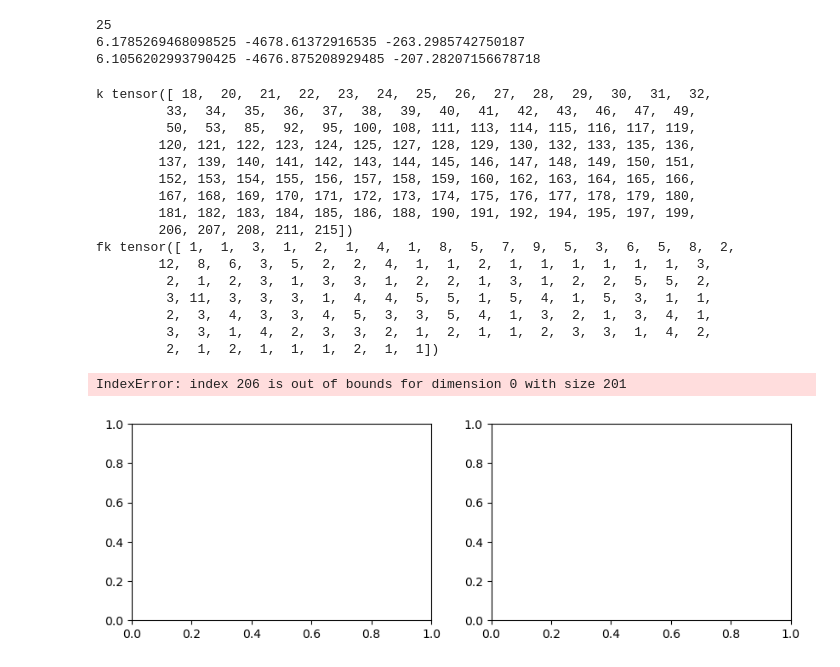
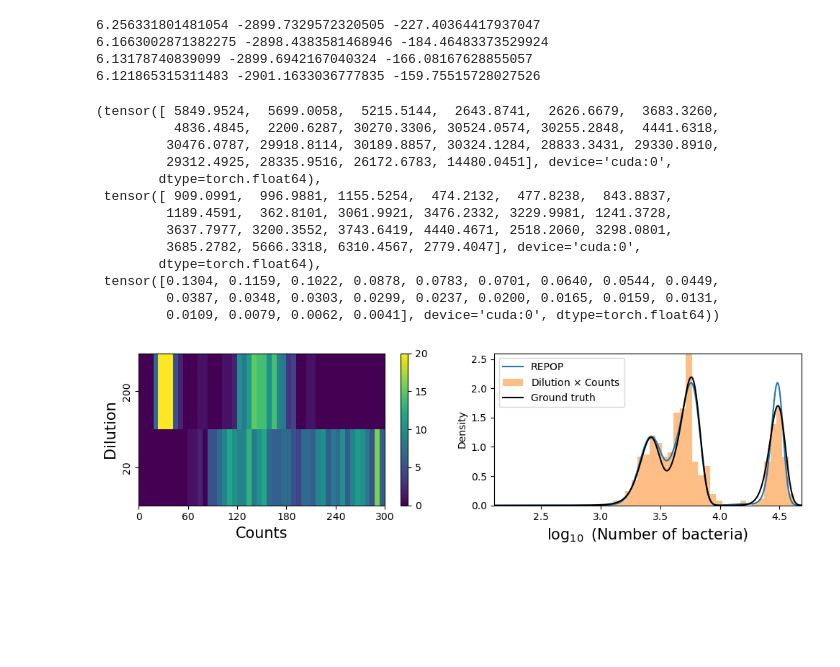
Before and after one commit to PessoaP/REPOP, a Jupyter notebook: Fig4_bulk.ipynb, the cells around one changed output. Cells and saved outputs as stored; diff of their text form; code cells hidden in the pictures; blank space fills up the shorter version.

```diff
--- a/Fig4_bulk.ipynb
+++ b/Fig4_bulk.ipynb
@@ -95,41 +82,38 @@ m,s,r = [d[:4].cpu() for d in data.ev]
 r=r/r.sum()
 cs = cases.case(m.numpy(),s.numpy(),r.numpy(),'Case redone')
 # %%
-cts,dils = cs.sample_data(size=800)
+cts,dils = cs.sample_data(size=500)
 # %%
 data_synth =  dataset(cts,dils,threshold=300)
 data_synth.evaluate()
 # %% [output]
-25
-6.1785269468098525 -4678.61372916535 -263.2985742750187
-6.1056202993790425 -4676.875208929485 -207.28207156678718
+6.256331801481054 -2899.7329572320505 -227.40364417937047
+6.1663002871382275 -2898.4383581468946 -184.46483373529924
+6.13178740839099 -2899.6942167040324 -166.08167628855057
+6.121865315311483 -2901.1633036777835 -159.75515728027526
+(tensor([ 5849.9524,  5699.0058,  5215.5144,  2643.8741,  2626.6679,  3683.3260,
+          4836.4845,  2200.6287, 30270.3306, 30524.0574, 30255.2848,  4441.6318,
+         30476.0787, 29918.8114, 30189.8857, 30324.1284, 28833.3431, 29330.8910,
+         29312.4925, 28335.9516, 26172.6783, 14480.0451], device='cuda:0',
+        dtype=torch.float64),
+ tensor([ 909.0991,  996.9881, 1155.5254,  474.2132,  477.8238,  843.8837,
+         1189.4591,  362.8101, 3061.9921, 3476.2332, 3229.9981, 1241.3728,
+         3637.7977, 3200.3552, 3743.6419, 4440.4671, 2518.2060, 3298.0801,
+         3685.2782, 5666.3318, 6310.4567, 2779.4047], device='cuda:0',
+        dtype=torch.float64),
+ tensor([0.1304, 0.1159, 0.1022, 0.0878, 0.0783, 0.0701, 0.0640, 0.0544, 0.0449,
+         0.0387, 0.0348, 0.0303, 0.0299, 0.0237, 0.0200, 0.0165, 0.0159, 0.0131,
+         0.0109, 0.0079, 0.0062, 0.0041], device='cuda:0', dtype=torch.float64))
 # %%
 fig,ax = plt.subplots(1,2,figsize=(10,3))
 data_synth.dil_imshow(ax[0],fig)
 data_synth.log_plots(ax[1],params2theta(m,s,r))
 
 ax[1].set_xlim(xlim)
 plt.tight_layout()
 ax[1].legend()
-ax[1].set_ylim(0,2.4)
+ax[1].set_ylim(0,2.6)
 
 plt.savefig('graphs/3dils_synth.png',dpi=500)
 # %% [output]
-k tensor([ 18,  20,  21,  22,  23,  24,  25,  26,  27,  28,  29,  30,  31,  32,
-         33,  34,  35,  36,  37,  38,  39,  40,  41,  42,  43,  46,  47,  49,
-         50,  53,  85,  92,  95, 100, 108, 111, 113, 114, 115, 116, 117, 119,
-        120, 121, 122, 123, 124, 125, 127, 128, 129, 130, 132, 133, 135, 136,
-        137, 139, 140, 141, 142, 143, 144, 145, 146, 147, 148, 149, 150, 151,
-        152, 153, 154, 155, 156, 157, 158, 159, 160, 162, 163, 164, 165, 166,
-        167, 168, 169, 170, 171, 172, 173, 174, 175, 176, 177, 178, 179, 180,
-        181, 182, 183, 184, 185, 186, 188, 190, 191, 192, 194, 195, 197, 199,
-        206, 207, 208, 211, 215])
-fk tensor([ 1,  1,  3,  1,  2,  1,  4,  1,  8,  5,  7,  9,  5,  3,  6,  5,  8,  2,
-        12,  8,  6,  3,  5,  2,  2,  4,  1,  1,  2,  1,  1,  1,  1,  1,  1,  3,
-         2,  1,  2,  3,  1,  3,  3,  1,  2,  2,  1,  3,  1,  2,  2,  5,  5,  2,
-         3, 11,  3,  3,  3,  1,  4,  4,  5,  5,  1,  5,  4,  1,  5,  3,  1,  1,
-         2,  3,  4,  3,  3,  4,  5,  3,  3,  5,  4,  1,  3,  2,  1,  3,  4,  1,
-         3,  3,  1,  4,  2,  3,  3,  2,  1,  2,  1,  1,  2,  3,  3,  1,  4,  2,
-         2,  1,  2,  1,  1,  1,  2,  1,  1])
-IndexError: index 206 is out of bounds for dimension 0 with size 201
-[figure, old version]
+[figure, new version]
```
Also changed, not shown: parts of 3 cells of this notebook, 4 other files.
